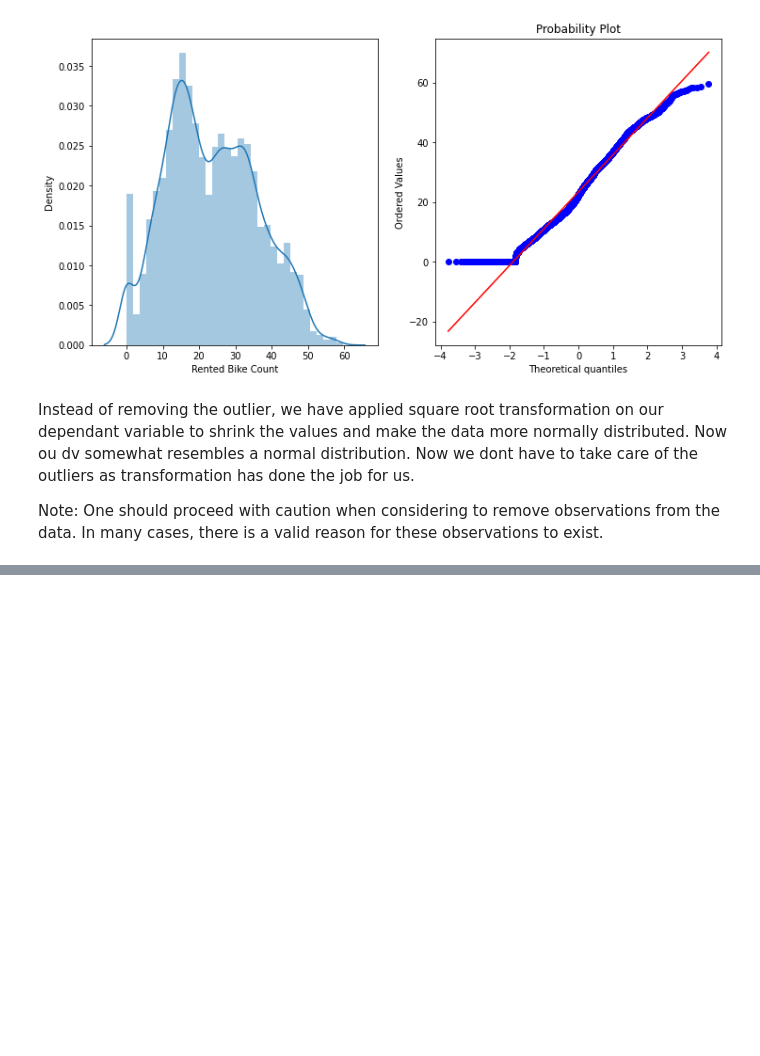
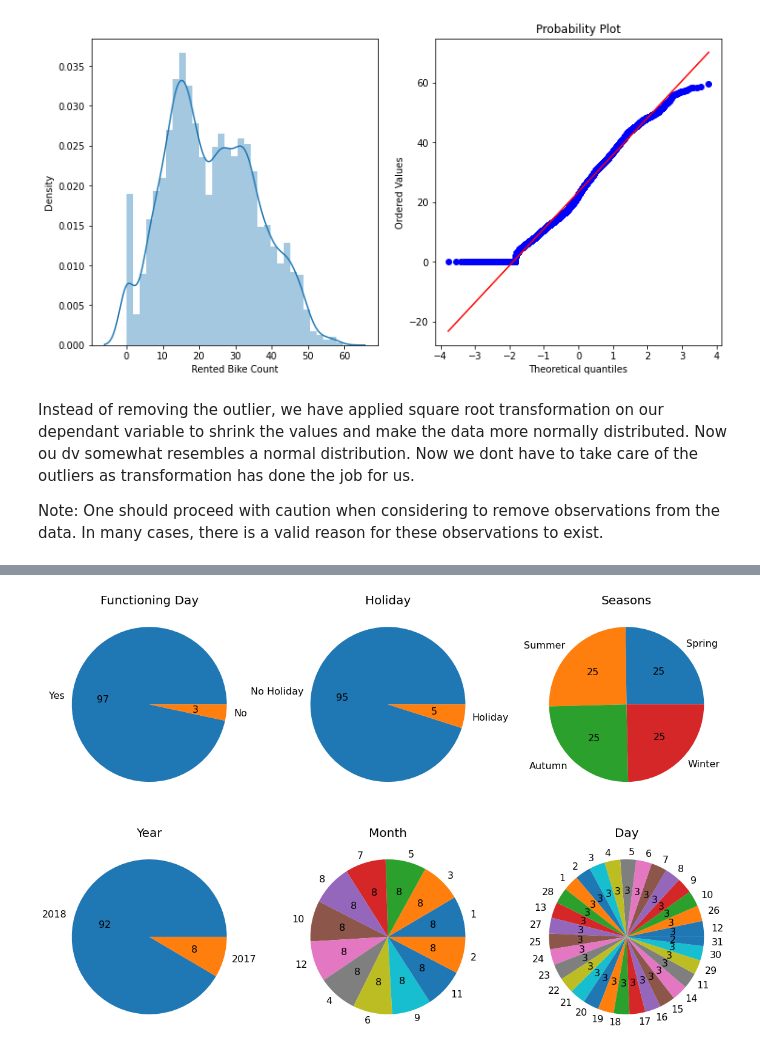
Before and after one commit to rahool010/Bike-Sharing-Demand-Prediction, a Jupyter notebook: Bike_Sharing_Demand_Prediction_Capstone_Project.ipynb, the cells around one changed output, grey strips where cells are left out. Saved outputs shown, nothing was run; the diff lists cells and outputs as text; code cells hidden in the pictures; blank space fills up the shorter version.

```diff
--- a/Bike_Sharing_Demand_Prediction_Capstone_Project.ipynb
+++ b/Bike_Sharing_Demand_Prediction_Capstone_Project.ipynb
@@ -84,3 +89,7 @@ dtypes: float64(6), int64(4), object(4)
 memory usage: 958.2+ KB
 # %% [markdown]
 The dataset has 3 types of data namely: Integer, float, strings/objects
+# %%
+# printing unique values of each column
+for col in seoul_df.columns:
+  print(f"{col}: \t{seoul_df[col].nunique()}")
@@ -165,0 +198,7 @@ plt.show()
+# %%
+# Converting date column to DateTime type
+# extract day, month and year from 'Date'
+seoul_df['Date'] = pd.to_datetime(seoul_df['Date'])
+seoul_df['Day'] = seoul_df['Date'].dt.day
+seoul_df['Month'] = seoul_df['Date'].dt.month
+seoul_df['Year'] = seoul_df['Date'].dt.year
@@ -165,0 +212,4 @@ plt.show()
+# %%
+# printing unique values of each column
+for col in seoul_df.columns:
+  print(f"{col}: \t{seoul_df[col].nunique()}")
@@ -165,0 +234,3 @@ plt.show()
+# %%
+# creating a list of categorical variables
+cat_var = ['Functioning Day','Holiday','Seasons','Year','Month','Day']
@@ -165,0 +240,10 @@ plt.show()
+# %%
+plt.figure(figsize=(20,20))
+for i, col in enumerate(cat_var):
+    plt.subplot(3,3,i+1)
+    seoul_df[col].value_counts().plot(kind = 'pie', fontsize=16, autopct='%.0f')
+    plt.ylabel('')
+    plt.title(col,fontsize=20)
+plt.show()
+# %% [output]
+[figure, added]
```
Also changed, not shown: parts of 29 cells of this notebook.
